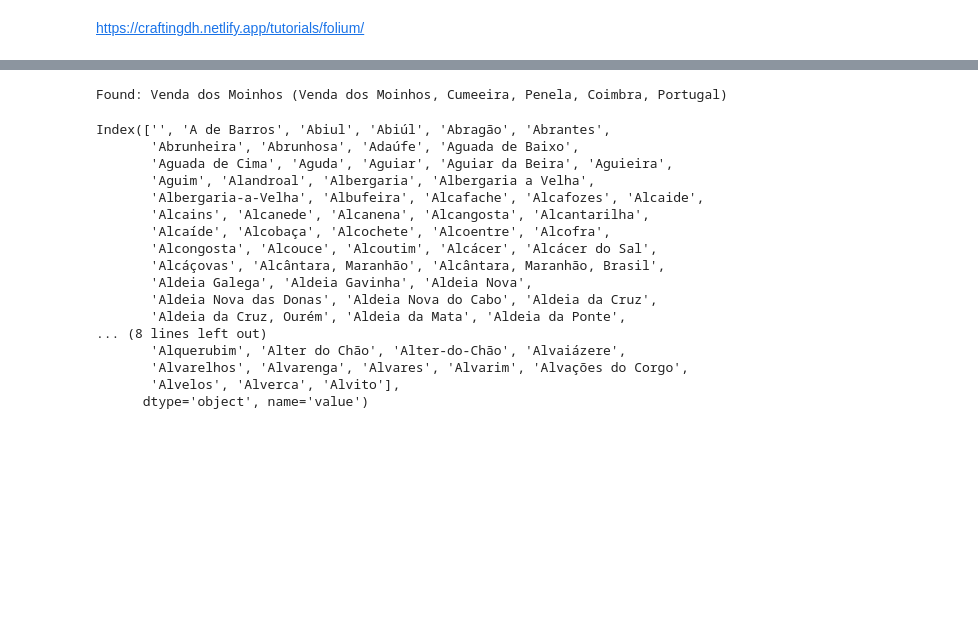
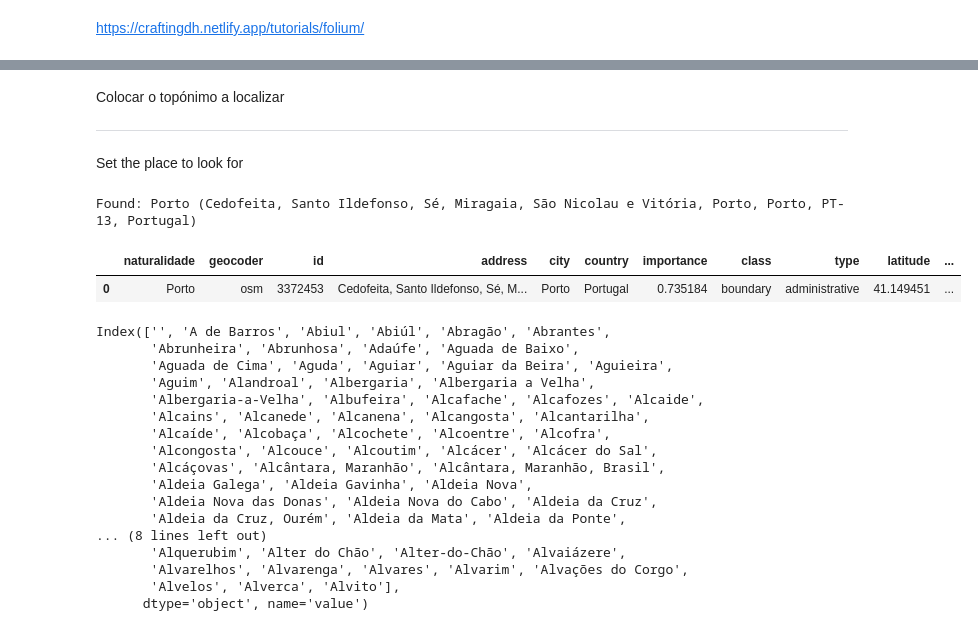
Before and after one commit to joaquimrcarvalho/fauc1537-1919, a Jupyter notebook: notebooks/025-geographic.ipynb, the cells around one changed output, grey strips where cells are left out. Cells and saved outputs as stored; diff of their text form; code cells hidden in the pictures; blank space fills up the shorter version.

```diff
--- a/notebooks/025-geographic.ipynb
+++ b/notebooks/025-geographic.ipynb
@@ -123,15 +140,17 @@ geolocator = Nominatim(user_agent="fauc1530-1919", timeout=2)
+# %% [markdown]
+Colocar o topónimo a localizar
+
+---
+
+Set the place to look for
+# %%
+
+place="Porto"
 # %%
-from geopy.geocoders import Nominatim
-from geopy.extra.rate_limiter import RateLimiter
-from geopy.distance import geodesic
+import pandas as pd
 
-geolocator = Nominatim(user_agent="fauc1530-1919", timeout=2)
-# abide to https://operations.osmfoundation.org/policies/nominatim/
-geocode = RateLimiter(geolocator.geocode, min_delay_seconds = 1,   return_value_on_exception = None)
+places_cache_cols = ['naturalidade','geocoder','id','address','city','country','importance','class','type','latitude','longitude','distance']
 
-place="Venda dos Moinhos"
-plp = ['ao','mz','cv','st','mo']
-other_countries = ['es','it','fr']
 
 uc_location = (40.207422, -8.4260033)
 cache = []
@@ -195,11 +214,11 @@ else:
                 osm_address = ", ".join(list(address_details.values()))
                 osm_importance = location.raw['importance']
                 found = True
+                cache = cache + [(place,'osm',osm_id, osm_address, city_name, country, osm_importance,osm_class,osm_type,lat,long,distance_in_km)]
             else:
                 print("Ignoring",location.address,location.raw['class'])
 
     if found:
-        cache = cache + [(place,'osm',osm_id, osm_address, city_name, country, osm_importance,osm_class,osm_type,lat,long,distance_in_km)]
         cache_df = pd.DataFrame(cache,columns=places_cache_cols)
         # sort by descending importance and increasing distance. First row should be the best
         cache_df = cache_df.sort_values(['importance','distance'], ascending=[False,True]).iloc[:1]
@@ -207,7 +226,12 @@ else:
     else:
         print("Not found:",place)
 # %% [output]
-Found: Venda dos Moinhos (Venda dos Moinhos, Cumeeira, Penela, Coimbra, Portugal)
+Found: Porto (Cedofeita, Santo Ildefonso, Sé, Miragaia, São Nicolau e Vitória, Porto, Porto, PT-13, Portugal)
+# %%
+cache_df
+# %% [output]
+|  | naturalidade | geocoder | id | address | city | country | importance | class | type | latitude | ... |
+| 0 | Porto | osm | 3372453 | Cedofeita, Santo Ildefonso, Sé, M... | Porto | Portugal | 0.735184 | boundary | administrative | 41.149451 | ... |
 # %%
 places = naturalidades[naturalidades['count']>=5].sort_index().index
 len(places)
```
Also changed, not shown: parts of 4 cells of this notebook.
